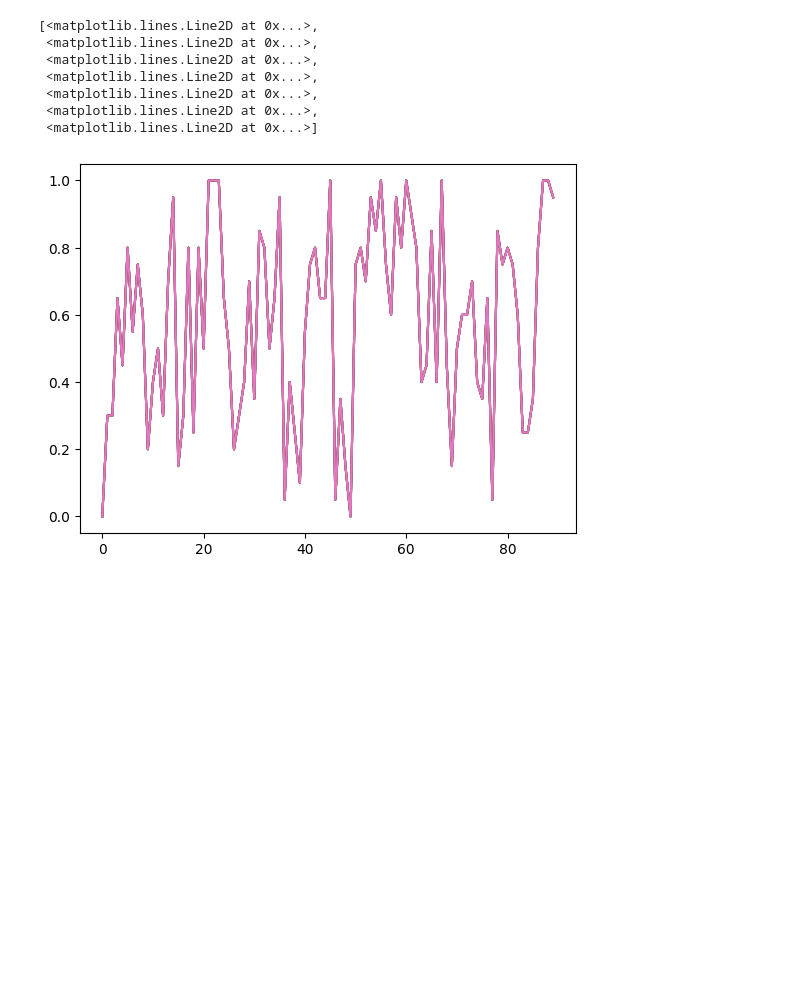
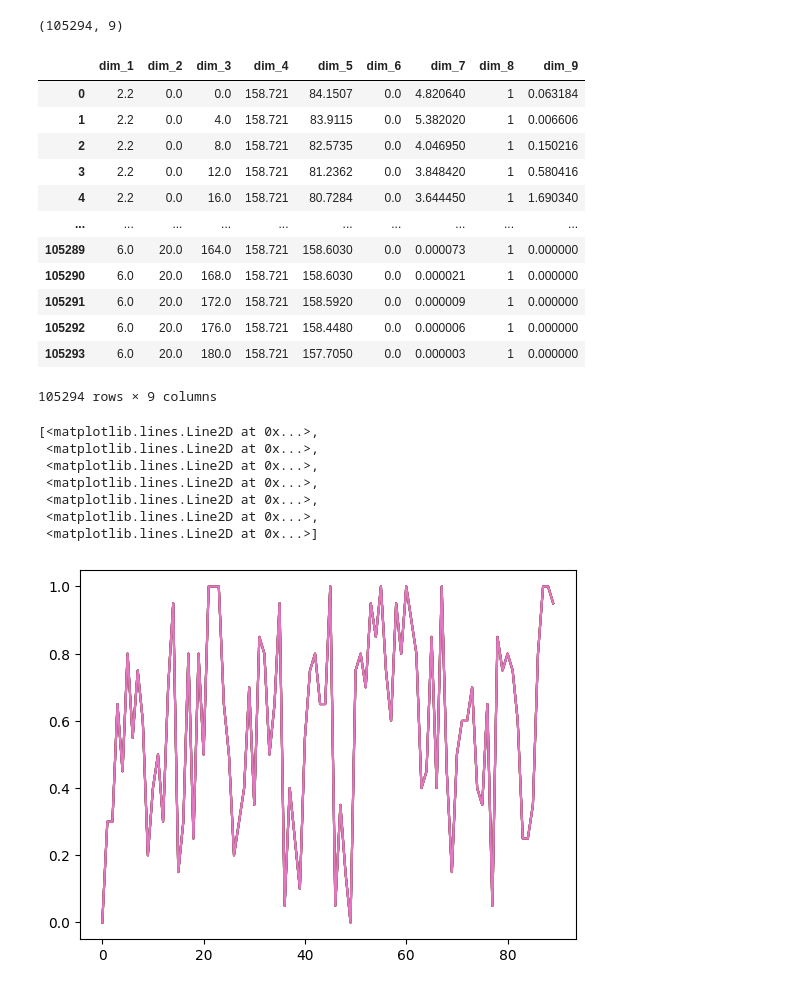
Before and after one commit to yuxuanzhuang/binding_fe_gmx, a Jupyter notebook: examples/read_xvg.ipynb, the cells around one changed output. Saved outputs shown, nothing was run; the diff lists cells and outputs as text; code cells hidden in the pictures; blank space fills up the shorter version.

```diff
--- a/examples/read_xvg.ipynb
+++ b/examples/read_xvg.ipynb
@@ -3,3 +3,23 @@ from fe_gmx.utils import XVG, AWH_LOG, AWH_2D_XVG, AWH_DHDL
+# %%
+awh_3d_file = AWH_3D_XVG('data/awh_3d.xvg')
+# %% [output]
+(105294, 9)
+# %%
+awh_3d_file.data
+# %% [output]
+|  | dim_1 | dim_2 | dim_3 | dim_4 | dim_5 | dim_6 | dim_7 | dim_8 | dim_9 |
+| 0 | 2.2 | 0.0 | 0.0 | 158.721 | 84.1507 | 0.0 | 4.820640 | 1 | 0.063184 |
+| 1 | 2.2 | 0.0 | 4.0 | 158.721 | 83.9115 | 0.0 | 5.382020 | 1 | 0.006606 |
+| 2 | 2.2 | 0.0 | 8.0 | 158.721 | 82.5735 | 0.0 | 4.046950 | 1 | 0.150216 |
+| 3 | 2.2 | 0.0 | 12.0 | 158.721 | 81.2362 | 0.0 | 3.848420 | 1 | 0.580416 |
+| 4 | 2.2 | 0.0 | 16.0 | 158.721 | 80.7284 | 0.0 | 3.644450 | 1 | 1.690340 |
+| ... | ... | ... | ... | ... | ... | ... | ... | ... | ... |
+| 105289 | 6.0 | 20.0 | 164.0 | 158.721 | 158.6030 | 0.0 | 0.000073 | 1 | 0.000000 |
+| 105290 | 6.0 | 20.0 | 168.0 | 158.721 | 158.6030 | 0.0 | 0.000021 | 1 | 0.000000 |
+| 105291 | 6.0 | 20.0 | 172.0 | 158.721 | 158.5920 | 0.0 | 0.000009 | 1 | 0.000000 |
+| 105292 | 6.0 | 20.0 | 176.0 | 158.721 | 158.4480 | 0.0 | 0.000006 | 1 | 0.000000 |
+| 105293 | 6.0 | 20.0 | 180.0 | 158.721 | 157.7050 | 0.0 | 0.000003 | 1 | 0.000000 |
+105294 rows × 9 columns
 # %%
 xvg_file = XVG('data/pullf.xvg')
 # %%
```
Also changed, not shown: parts of 1 cell of this notebook, 6 other files.
